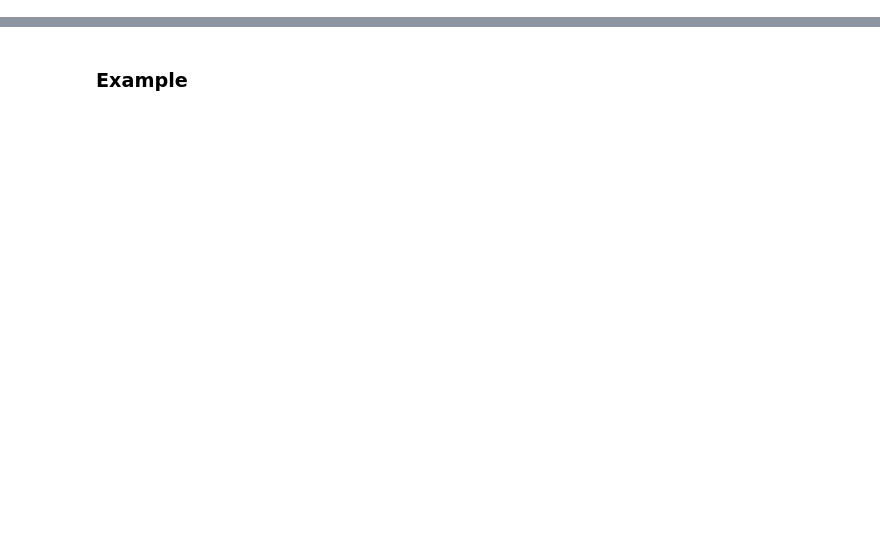
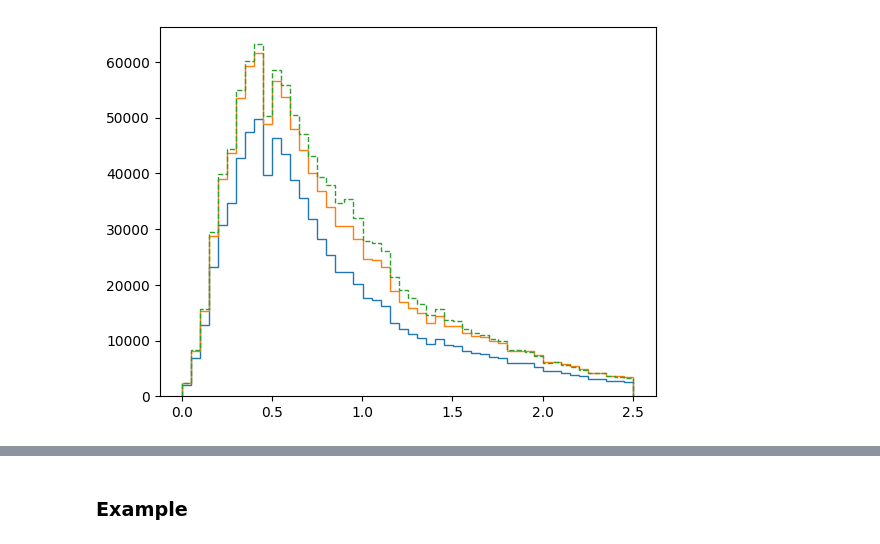
Before and after one commit to zhangzzk/blending_emulator, a Jupyter notebook: blending_predictor.ipynb, the cells around one changed output, grey strips where cells are left out. Saved outputs shown, nothing was run; the diff lists cells and outputs as text; code cells hidden in the pictures; blank space fills up the shorter version.

```diff
--- a/blending_predictor.ipynb
+++ b/blending_predictor.ipynb
@@ -127,0 +194,22 @@ additional_names = ['RA_input_p',
+# %%
+conditions = {
+    "pixel_size": 0.2,
+    "zero_point": 30,
+    "psf_fwhm": 0.4,
+    "moffat_beta": 2.4,
+    "pixel_rms": 8,
+}
+
+# emulator detections
+cla_fea = nz_utils.icat2cla(icat,icat,bst_cla,conditions)
+detect_pred_ = data_utils.xgb_pred(bst_cla, cla_fea)
+# %%
+detect_pred_fit = logistic_step(cla_fea['r_input_p_scaled'],*popt)
+# %%
+idx = np.where(cla_fea['r_input_p'] < 30)[0]
+# plt.hist(cla_fea['redshift_input_p'].iloc[idx],bins=50,density=False,histtype='step');
+plt.hist(cla_fea['redshift_input_p'].iloc[idx],weights=detect_pred[idx],bins=50,density=False,histtype='step');
+plt.hist(cla_fea['redshift_input_p'].iloc[idx],weights=detect_pred_[idx],bins=50,density=False,histtype='step');
+plt.hist(cla_fea['redshift_input_p'].iloc[idx],weights=detect_pred_fit[idx],bins=50,density=False,linestyle='dashed',histtype='step');
+# %% [output]
+[figure, added]
```
Also changed, not shown: parts of 10 cells of this notebook, 5 other files.
